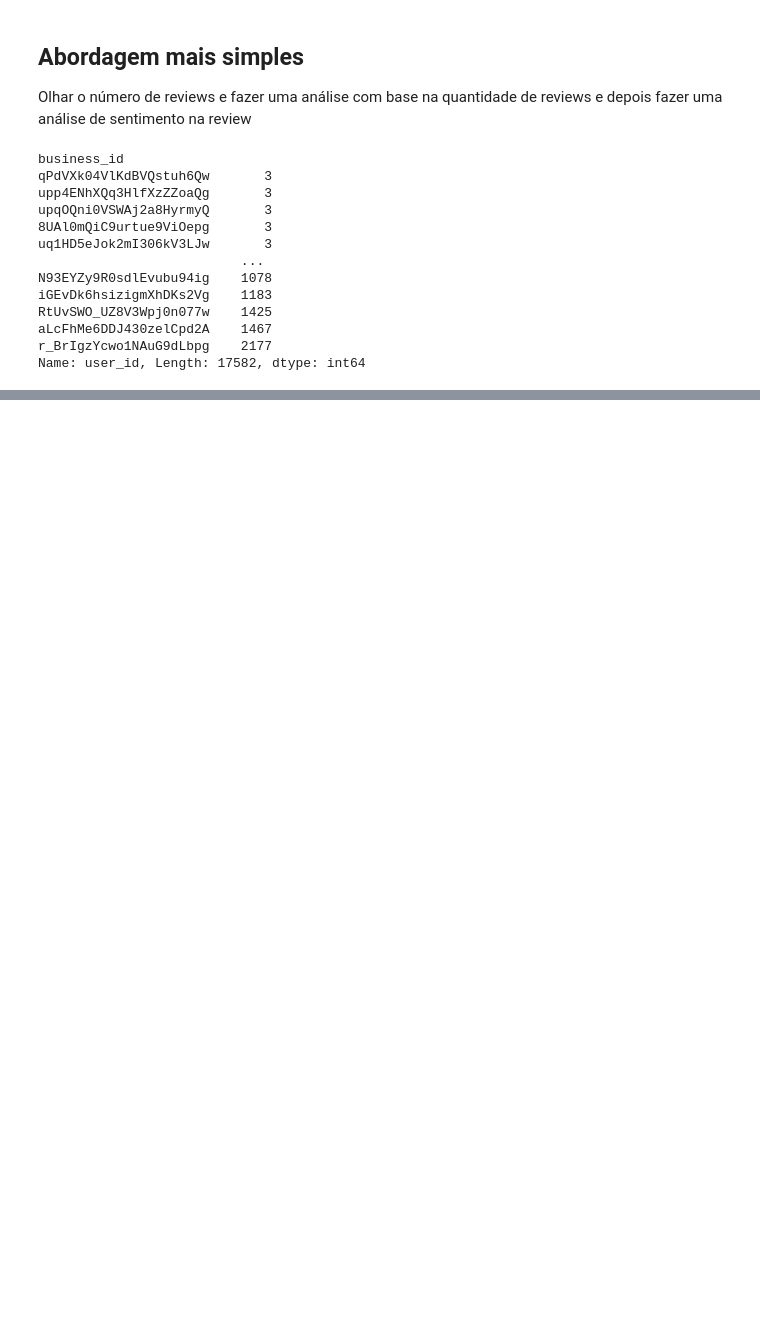
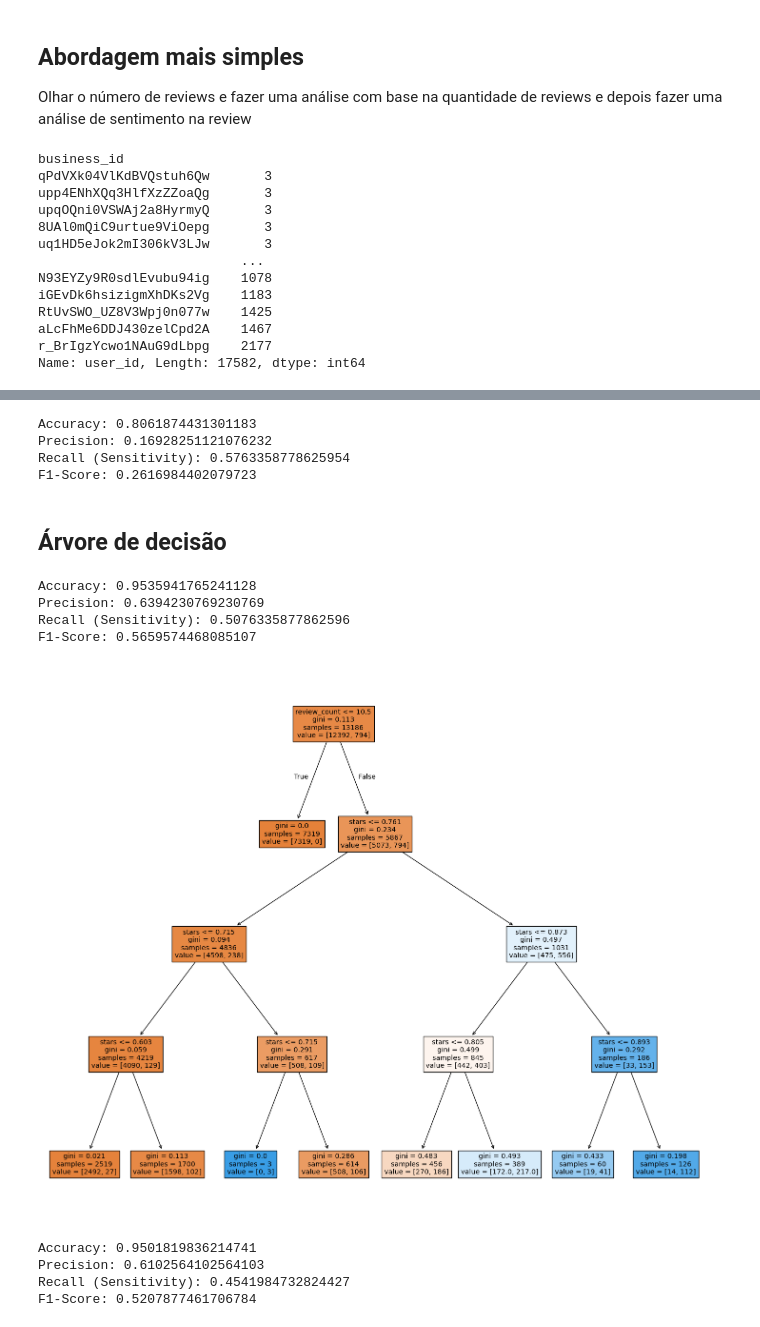
Before and after one commit to guilherme9718/desafio-mineracao-dados, a Jupyter notebook: Análise exploratória.ipynb, the cells around one changed output, grey strips where cells are left out. Cells and saved outputs as stored; diff of their text form; code cells hidden in the pictures; blank space fills up the shorter version.

```diff
--- a/Análise exploratória.ipynb
+++ b/Análise exploratória.ipynb
@@ -136,6 +87,3 @@ RtUvSWO_UZ8V3Wpj0n077w    1425
 aLcFhMe6DDJ430zelCpd2A    1467
 r_BrIgzYcwo1NAuG9dLbpg    2177
 Name: user_id, Length: 17582, dtype: int64
-# %%
-df = df.join(df_reviews_count, rsuffix='reviews_count_')
-df
@@ -166,0 +141,7 @@ TypeError: 'Dict' object is not subscriptable
+# %%
+from sklearn.model_selection import train_test_split
+df_X = df_score[['stars', 'score', 'review_count']]
+df_y = df_score['destaque']
+X_train, X_test, y_train, y_test = train_test_split(df_X, df_y, test_size=0.25, random_state=892)
+display(X_train)
+display(y_train)
@@ -166,0 +229,8 @@ TypeError: 'Dict' object is not subscriptable
+# %%
+from sklearn.svm import SVR
+from sklearn.pipeline import make_pipeline
+from sklearn.preprocessing import StandardScaler
+
+regr = make_pipeline(StandardScaler(), SVR(C=2.0, epsilon=0.2))
+
+regr.fit(X_train, y_train)
@@ -166,0 +273,44 @@ TypeError: 'Dict' object is not subscriptable
+# %%
+threshold = -2.2
+y_pred = [1 if x > threshold else 0 for x in clf.decision_function(X_test)]
+measure(y_test, y_pred)
+# %% [output]
+Accuracy: 0.8061874431301183
+Precision: 0.16928251121076232
+Recall (Sensitivity): 0.5763358778625954
+F1-Score: 0.2616984402079723
+# %% [markdown]
+## Árvore de decisão
+# %%
+from sklearn.tree import DecisionTreeClassifier
+
+clf = DecisionTreeClassifier(random_state=1, max_depth=4)
+clf.fit(X_train, y_train)
+y_pred = clf.predict(X_test)
+measure(y_test, y_pred)
+# %% [output]
+Accuracy: 0.9535941765241128
+Precision: 0.6394230769230769
+Recall (Sensitivity): 0.5076335877862596
+F1-Score: 0.5659574468085107
+# %%
+from sklearn.tree import plot_tree
+import matplotlib.pyplot as plt
+
+plt.figure(figsize=(18, 15))
+plot_tree(clf, filled=True, feature_names=X_train.columns)
+plt.show()
+# %% [output]
+[figure, added]
+# %%
+from sklearn.ensemble import RandomForestClassifier
+
+clf = RandomForestClassifier(n_estimators=50, random_state=1)
+clf.fit(X_train, y_train)
+y_pred = clf.predict(X_test)
+measure(y_test, y_pred)
+# %% [output]
+Accuracy: 0.9501819836214741
+Precision: 0.6102564102564103
+Recall (Sensitivity): 0.4541984732824427
+F1-Score: 0.5207877461706784
```
Also changed, not shown: parts of 29 cells of this notebook, 5 other files.
